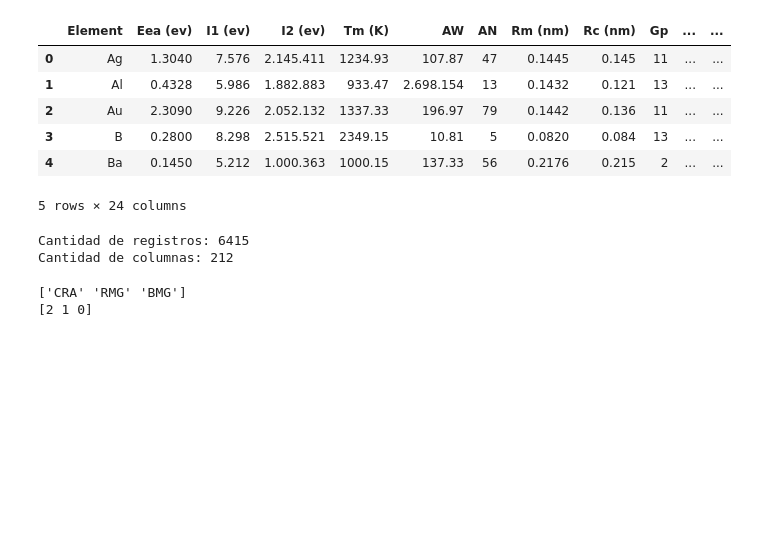
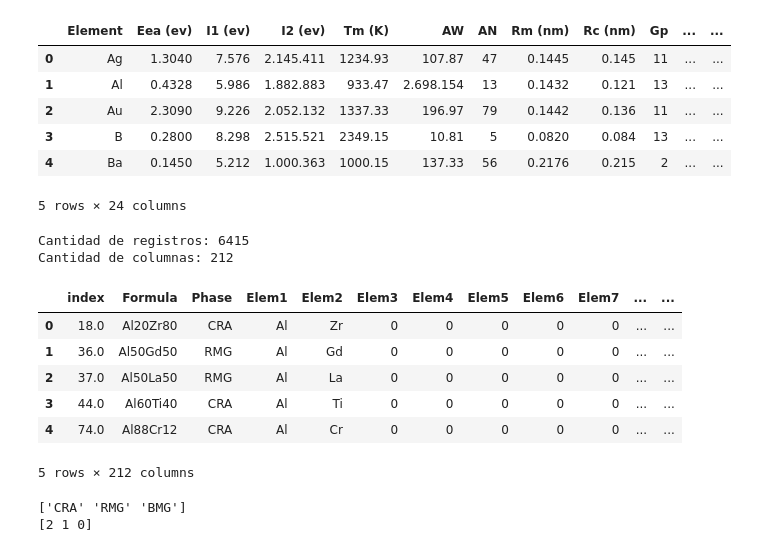
Before and after one commit to leocafo87/ProdDatos, a Jupyter notebook: notebooks/model.ipynb, the cells around one changed output. Saved outputs shown, nothing was run; the diff lists cells and outputs as text; code cells hidden in the pictures; blank space fills up the shorter version.

```diff
--- a/notebooks/model.ipynb
+++ b/notebooks/model.ipynb
@@ -33,12 +33,20 @@ df_tabla_periodica.head()
 # %%
 for i in range(1, 9):
     # Realizar el "merge" entre df1 y df2 en función de las columnas de elementos
     df = df.merge(df_tabla_periodica, left_on=f"Elem{i}", right_on="Element", how="left")
 print('Cantidad de registros:', len(df))
 print('Cantidad de columnas:', len(df.columns))
+df.head()
 # %% [output]
 Cantidad de registros: 6415
 Cantidad de columnas: 212
+|  | index | Formula | Phase | Elem1 | Elem2 | Elem3 | Elem4 | Elem5 | Elem6 | Elem7 | ... | ... |
+| 0 | 18.0 | Al20Zr80 | CRA | Al | Zr | 0 | 0 | 0 | 0 | 0 | ... | ... |
+| 1 | 36.0 | Al50Gd50 | RMG | Al | Gd | 0 | 0 | 0 | 0 | 0 | ... | ... |
+| 2 | 37.0 | Al50La50 | RMG | Al | La | 0 | 0 | 0 | 0 | 0 | ... | ... |
+| 3 | 44.0 | Al60Ti40 | CRA | Al | Ti | 0 | 0 | 0 | 0 | 0 | ... | ... |
+| 4 | 74.0 | Al88Cr12 | CRA | Al | Cr | 0 | 0 | 0 | 0 | 0 | ... | ... |
+5 rows × 212 columns
 # %%
 #Eliminar las columnas que no se necesitan
 df = df.drop(columns=["Elem1", "Elem2", "Elem3", "Elem4", "Elem5", "Elem6", "Elem7", "Elem8", "Element_x", "index", "Formula", "CantElemen"])
```
Also changed, not shown: parts of 4 cells of this notebook, 26 other files.
